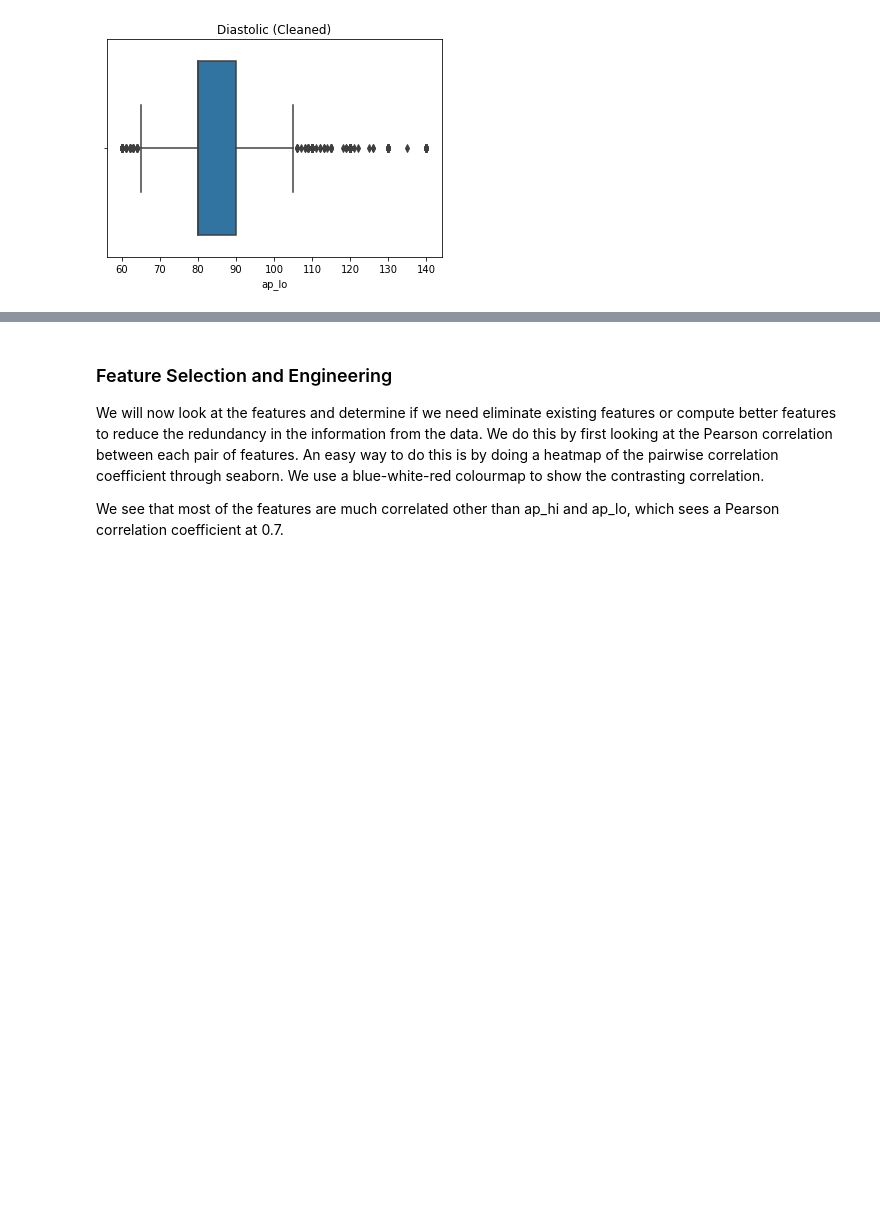
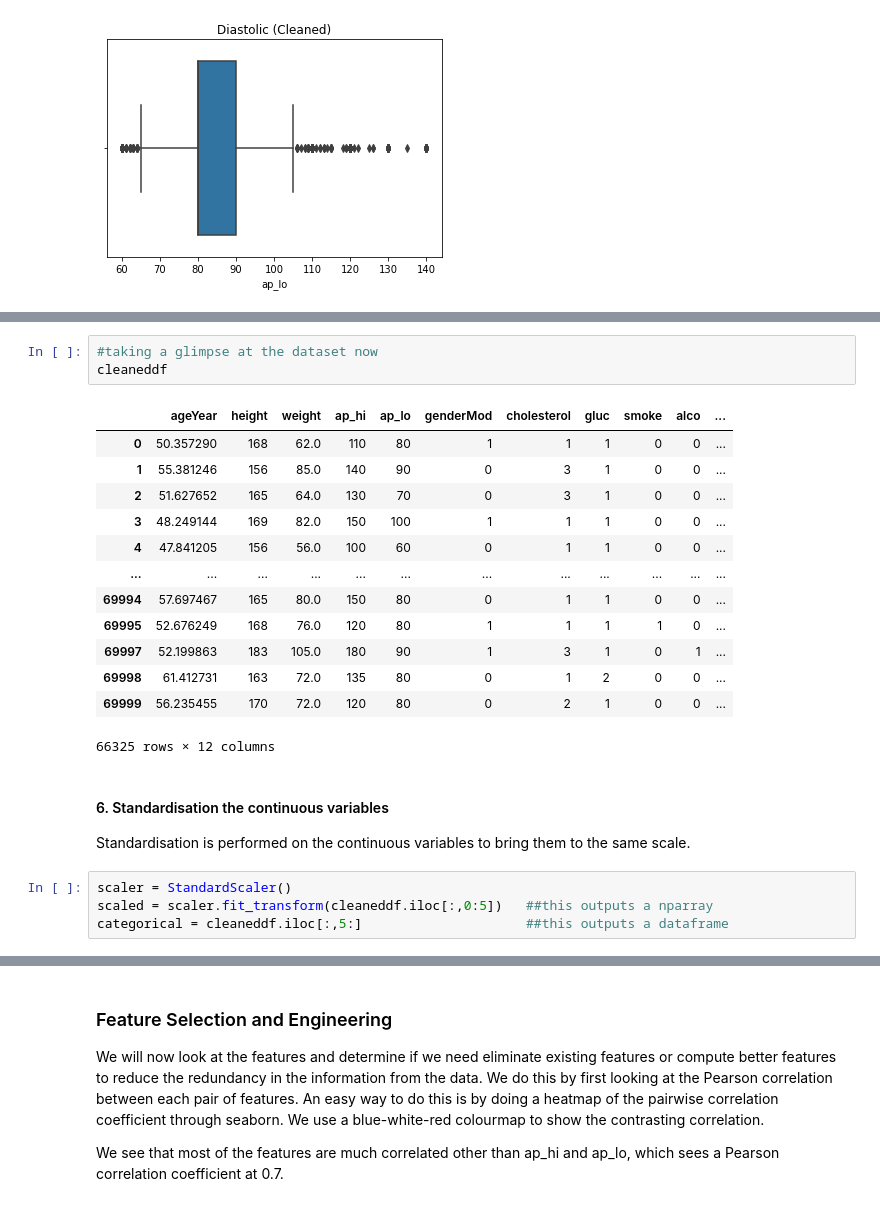
Before and after one commit to jianrong1995/CVD-Detection, a Jupyter notebook: cardio.ipynb, the cells around one changed output, grey strips where cells are left out. Saved outputs shown, nothing was run; the diff lists cells and outputs as text; blank space fills up the shorter version.

```diff
--- a/cardio.ipynb
+++ b/cardio.ipynb
@@ -276,2 +289,26 @@ y = cleaneddf.iloc[:,-1]
 # %% [output]
 [figure]
+# %%
+#taking a glimpse at the dataset now
+cleaneddf
+# %% [output]
+|  | ageYear | height | weight | ap_hi | ap_lo | genderMod | cholesterol | gluc | smoke | alco | ... |
+| 0 | 50.357290 | 168 | 62.0 | 110 | 80 | 1 | 1 | 1 | 0 | 0 | ... |
+| 1 | 55.381246 | 156 | 85.0 | 140 | 90 | 0 | 3 | 1 | 0 | 0 | ... |
+| 2 | 51.627652 | 165 | 64.0 | 130 | 70 | 0 | 3 | 1 | 0 | 0 | ... |
+| 3 | 48.249144 | 169 | 82.0 | 150 | 100 | 1 | 1 | 1 | 0 | 0 | ... |
+| 4 | 47.841205 | 156 | 56.0 | 100 | 60 | 0 | 1 | 1 | 0 | 0 | ... |
+| ... | ... | ... | ... | ... | ... | ... | ... | ... | ... | ... | ... |
+| 69994 | 57.697467 | 165 | 80.0 | 150 | 80 | 0 | 1 | 1 | 0 | 0 | ... |
+| 69995 | 52.676249 | 168 | 76.0 | 120 | 80 | 1 | 1 | 1 | 1 | 0 | ... |
+| 69997 | 52.199863 | 183 | 105.0 | 180 | 90 | 1 | 3 | 1 | 0 | 1 | ... |
+| 69998 | 61.412731 | 163 | 72.0 | 135 | 80 | 0 | 1 | 2 | 0 | 0 | ... |
+| 69999 | 56.235455 | 170 | 72.0 | 120 | 80 | 0 | 2 | 1 | 0 | 0 | ... |
+66325 rows × 12 columns
+# %% [markdown]
+#### 6. Standardisation the continuous variables
+Standardisation is performed on the continuous variables to bring them to the same scale.
+# %%
+scaler = StandardScaler()
+scaled = scaler.fit_transform(cleaneddf.iloc[:,0:5])   ##this outputs a nparray
+categorical = cleaneddf.iloc[:,5:]                     ##this outputs a dataframe
```
Also changed, not shown: parts of 11 cells of this notebook, 2 other files.
